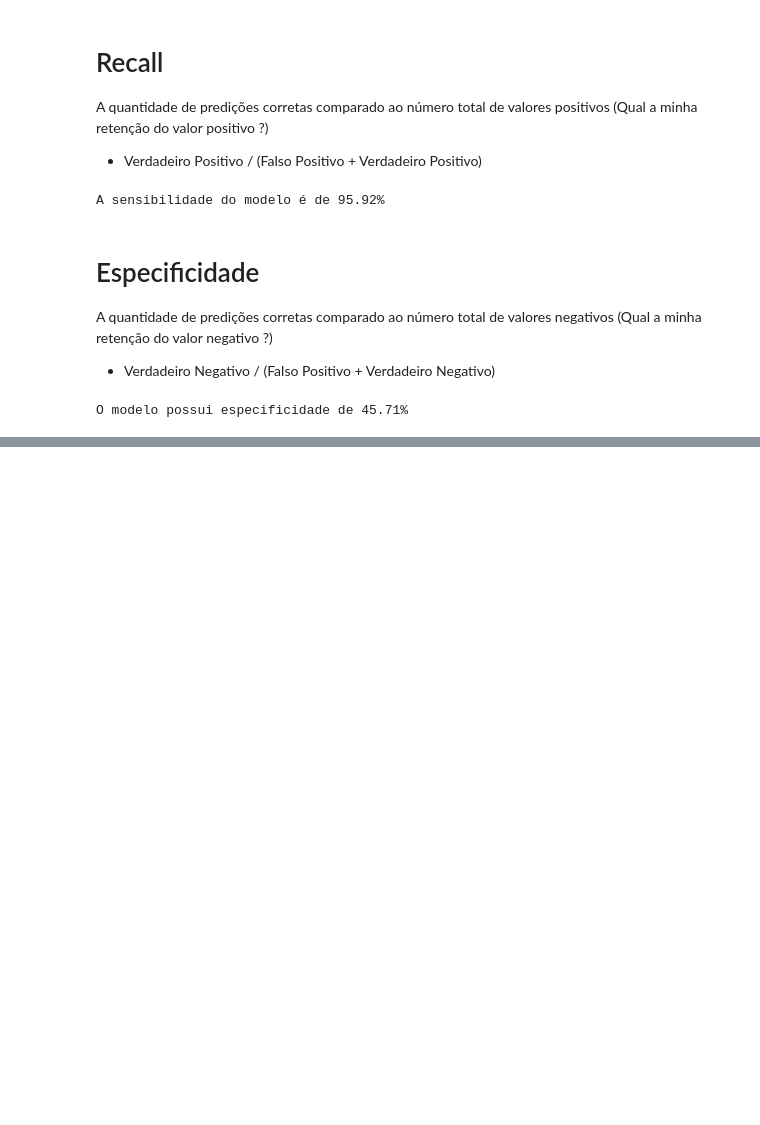
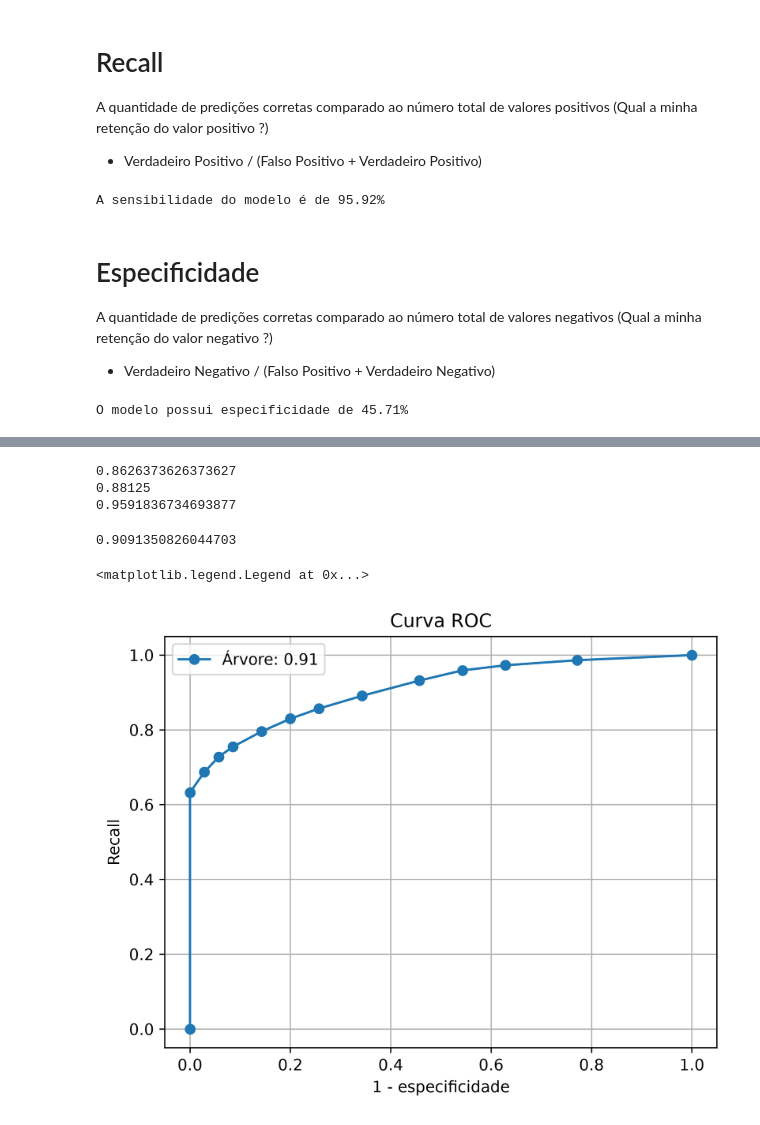
Before and after one commit to ga-lim/gabriel-estuda-dados, a Jupyter notebook: estudos-datascience/introducao-ml/notebooks/metricas_classificacao.ipynb, the cells around one changed output, grey strips where cells are left out. Drawn from its saved outputs; the diff is of its cells as text; code cells hidden in the pictures; blank space fills up the shorter version.

Commit message:
feat: Curva ROC

```diff
--- a/estudos-datascience/introducao-ml/notebooks/metricas_classificacao.ipynb
+++ b/estudos-datascience/introducao-ml/notebooks/metricas_classificacao.ipynb
@@ -227,0 +234,4 @@ O modelo possui especificidade de 45.71%
+# %%
+arv_proba = arvore.predict_proba(X)[:,1]
+df_predict['arv_proba'] = arv_proba
+df_predict
@@ -227,0 +252,40 @@ O modelo possui especificidade de 45.71%
+# %%
+#Acurácia
+acc_arv = metrics.accuracy_score(df_predict['feliz'], df_predict['arv_predict'])
+print(acc_arv)
+
+# Precisão
+prec_arv = metrics.precision_score(df_predict['feliz'], df_predict['arv_predict'])
+print(prec_arv)
+
+# Recall
+recall_arv = metrics.recall_score(df_predict['feliz'], df_predict['arv_predict'])
+print(recall_arv)
+# %% [output]
+0.8626373626373627
+0.88125
+0.9591836734693877
+# %%
+# Curva ROC
+roc_arv = metrics.roc_curve(df_predict['feliz'], df_predict['arv_proba'])
+
+# AUC
+roc_auc_arv = metrics.roc_auc_score(df_predict['feliz'], df_predict['arv_proba'])
+roc_auc_arv
+# %% [output]
+0.9091350826044703
+# %%
+import matplotlib.pyplot as plt
+
+plt.figure(dpi=400)
+
+plt.plot(roc_arv[0], roc_arv[1], 'o-')
+plt.grid(True)
+plt.title('Curva ROC')
+plt.xlabel('1 - especificidade')
+plt.ylabel('Recall')
+
+plt.legend([f"Árvore: {roc_auc_arv:.2f}"])
+# %% [output]
+<matplotlib.legend.Legend at 0x...>
+[figure, added]
```
Also changed, not shown: parts of 4 cells of this notebook.
